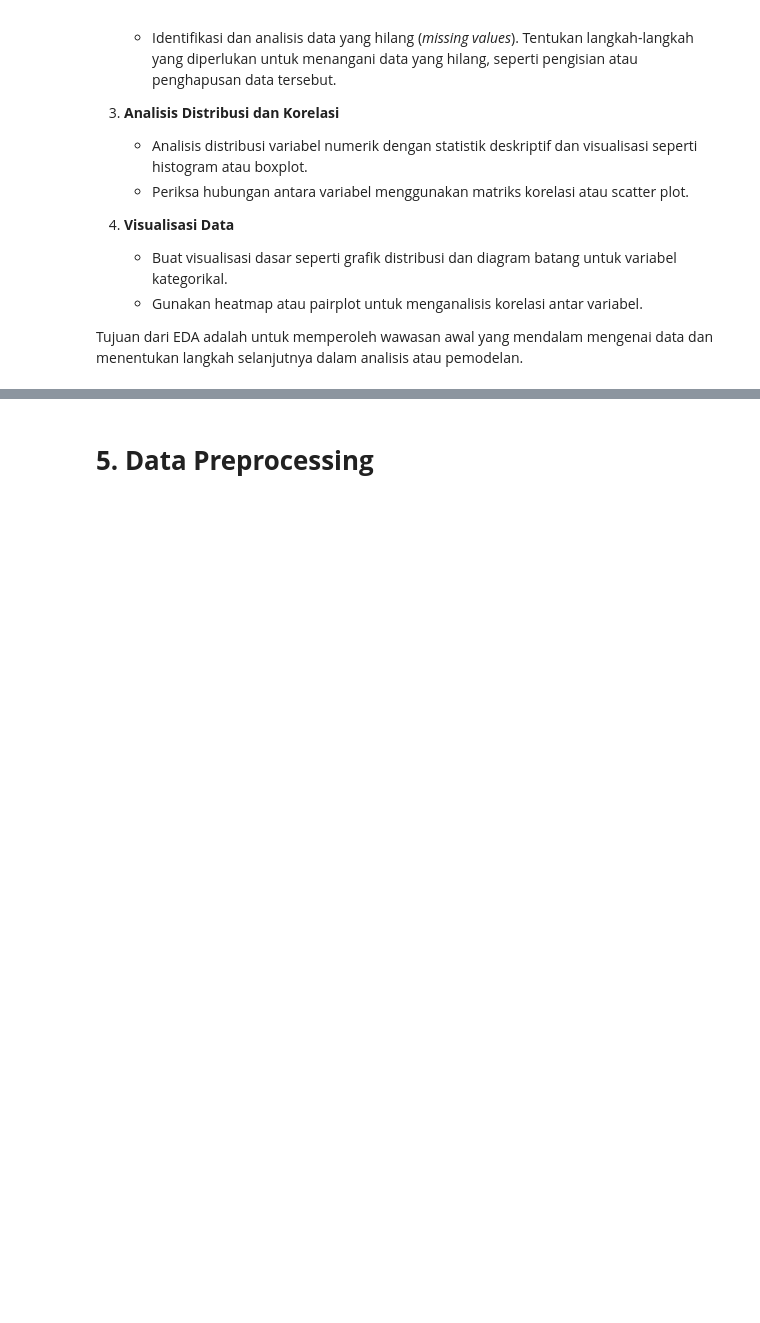
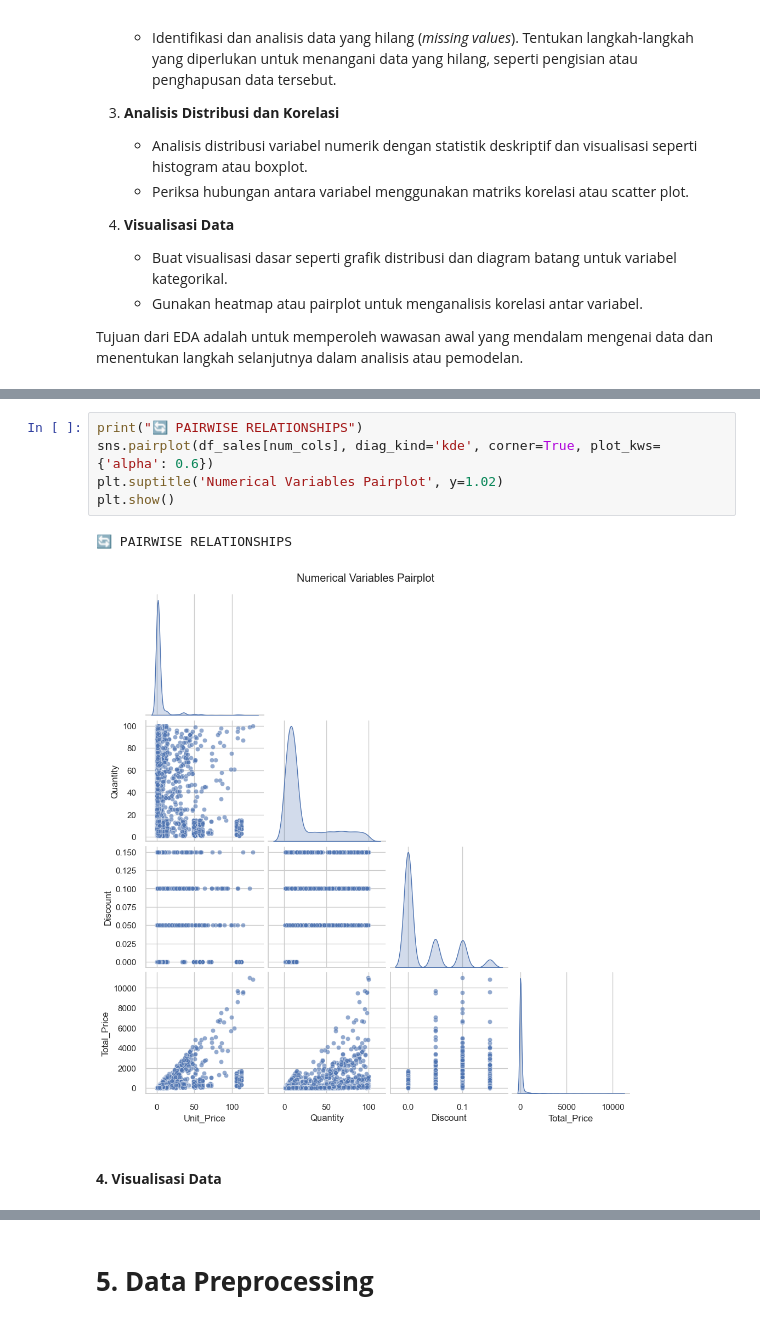
Before and after one commit to echaan/Beverage-Sales-ML, a Jupyter notebook: [Clustering]_Submission_Akhir_BMLP_M. Eric Chaniago.ipynb, the cells around one changed output, grey strips where cells are left out. Cells and saved outputs as stored; diff of their text form; blank space fills up the shorter version.

```diff
--- a/[Clustering]_Submission_Akhir_BMLP_M. Eric Chaniago.ipynb
+++ b/[Clustering]_Submission_Akhir_BMLP_M. Eric Chaniago.ipynb
@@ -117,0 +265,10 @@ Tujuan dari EDA adalah untuk memperoleh wawasan awal yang mendalam mengenai data
+# %%
+print("🔄 PAIRWISE RELATIONSHIPS")
+sns.pairplot(df_sales[num_cols], diag_kind='kde', corner=True, plot_kws={'alpha': 0.6})
+plt.suptitle('Numerical Variables Pairplot', y=1.02)
+plt.show()
+# %% [output]
+🔄 PAIRWISE RELATIONSHIPS
+[figure, added]
+# %% [markdown]
+#### **4. Visualisasi Data**
```
Also changed, not shown: parts of 19 cells of this notebook.
